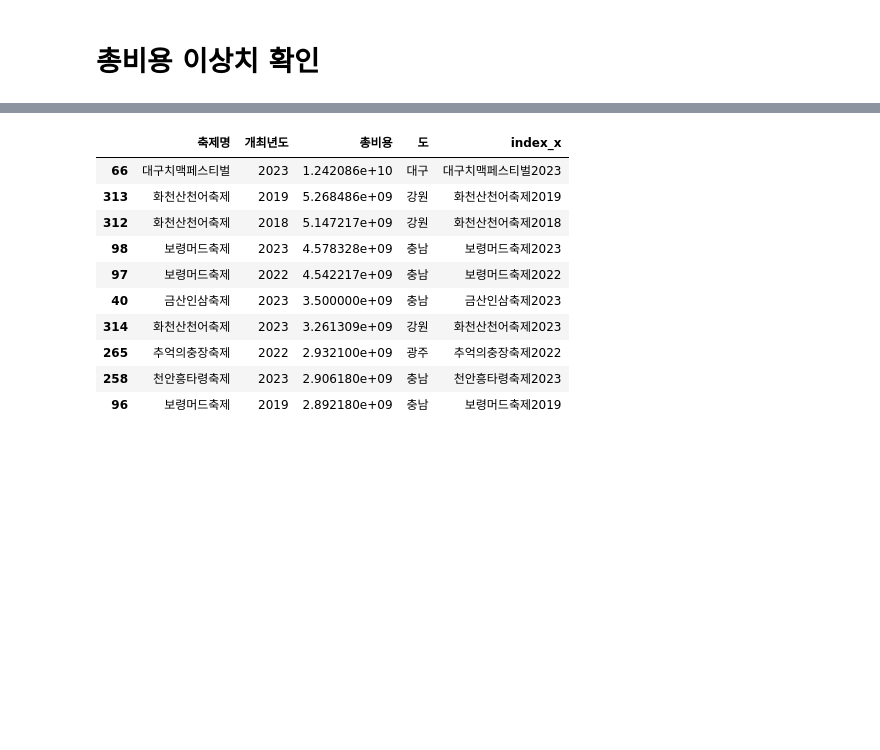
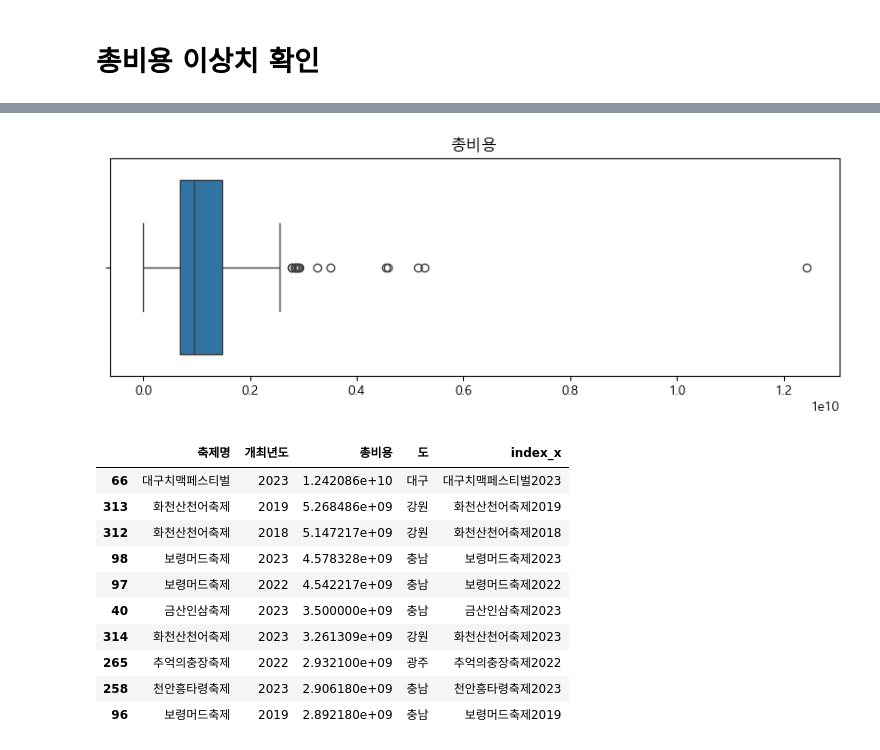
Before and after one commit to carpe-horas/Festivals-Prediction, a Jupyter notebook: analysis/이상치분석.ipynb, the cells around one changed output, grey strips where cells are left out. Cells and saved outputs as stored; diff of their text form; code cells hidden in the pictures; blank space fills up the shorter version.

```diff
--- a/analysis/이상치분석.ipynb
+++ b/analysis/이상치분석.ipynb
@@ -64,3 +64,11 @@ plt.show()
+# %%
+# 총비용 boxplot
+fig = plt.figure(figsize=(10,3))
+sns.boxplot(x=np.array(dfsel['총비용']),vert=False)
+plt.title('총비용')
+plt.show()
+# %% [output]
+[figure, added]
 # %%
 # 총비용 상위 10개
 dfsel[['축제명','개최년도','총비용','도','index_x']].sort_values(by='총비용',ascending=False).head(10)
```
Also changed, not shown: parts of 16 cells of this notebook, 8 other files.
